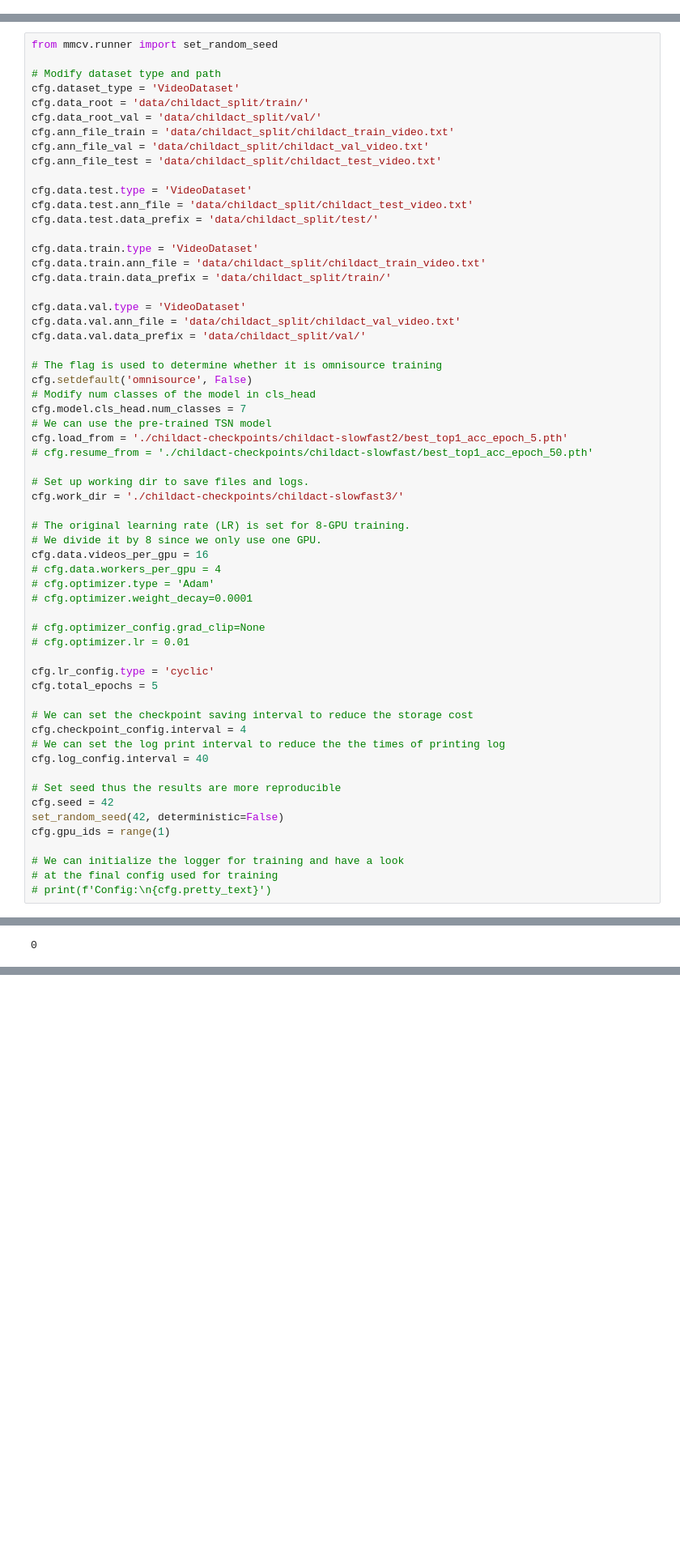
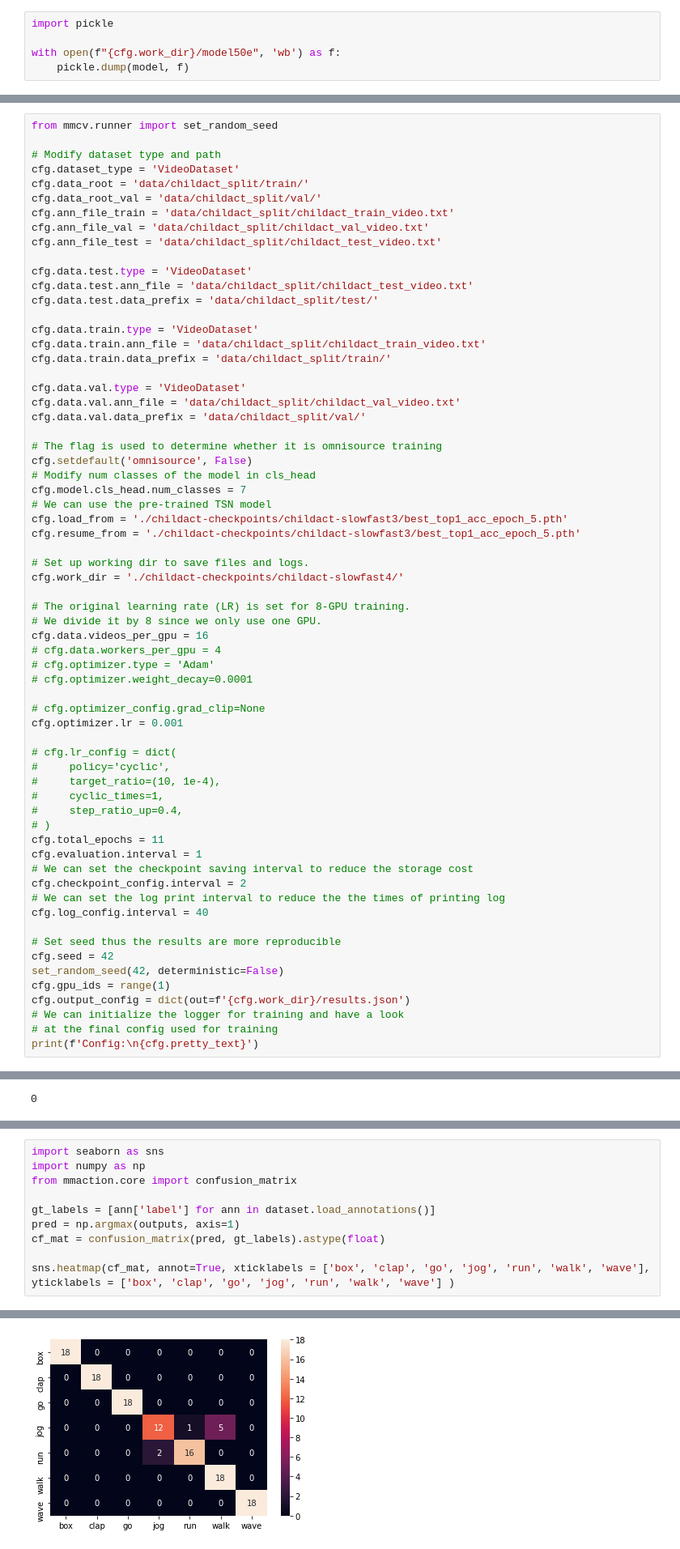
Before and after one commit to androbaza/CV-child-action-recognition, a Jupyter notebook: my-mmaction.ipynb, the cells around one changed output, grey strips where cells are left out. Shown: that part at 81% size. Drawn from its saved outputs; the diff is of its cells as text; blank space fills up the shorter version.

```diff
--- a/my-mmaction.ipynb
+++ b/my-mmaction.ipynb
@@ -255,3 +255,8 @@ mean_acc        0.8413
+# %%
+import pickle
+
+with open(f"{cfg.work_dir}/model50e", 'wb') as f:
+    pickle.dump(model, f)
 # %% [markdown]
 ## Test the trained recognizer
 
@@ -338,11 +361,11 @@ cfg.setdefault('omnisource', False)
 # Modify num classes of the model in cls_head
 cfg.model.cls_head.num_classes = 7
 # We can use the pre-trained TSN model
-cfg.load_from = './childact-checkpoints/childact-slowfast2/best_top1_acc_epoch_5.pth'
-# cfg.resume_from = './childact-checkpoints/childact-slowfast/best_top1_acc_epoch_50.pth'
+cfg.load_from = './childact-checkpoints/childact-slowfast3/best_top1_acc_epoch_5.pth'
+cfg.resume_from = './childact-checkpoints/childact-slowfast3/best_top1_acc_epoch_5.pth'
 
 # Set up working dir to save files and logs.
-cfg.work_dir = './childact-checkpoints/childact-slowfast3/'
+cfg.work_dir = './childact-checkpoints/childact-slowfast4/'
 
 # The original learning rate (LR) is set for 8-GPU training.
 # We divide it by 8 since we only use one GPU.
@@ -352,13 +375,18 @@ cfg.data.videos_per_gpu = 16
 # cfg.optimizer.weight_decay=0.0001
 
 # cfg.optimizer_config.grad_clip=None
-# cfg.optimizer.lr = 0.01
+cfg.optimizer.lr = 0.001
 
-cfg.lr_config.type = 'cyclic'
-cfg.total_epochs = 5
-
+# cfg.lr_config = dict(
+#     policy='cyclic',
+#     target_ratio=(10, 1e-4),
+#     cyclic_times=1,
+#     step_ratio_up=0.4,
+# )
+cfg.total_epochs = 11
+cfg.evaluation.interval = 1
 # We can set the checkpoint saving interval to reduce the storage cost
-cfg.checkpoint_config.interval = 4
+cfg.checkpoint_config.interval = 2
 # We can set the log print interval to reduce the the times of printing log
 cfg.log_config.interval = 40
 
@@ -366,7 +394,7 @@ cfg.log_config.interval = 40
 cfg.seed = 42
 set_random_seed(42, deterministic=False)
 cfg.gpu_ids = range(1)
-
+cfg.output_config = dict(out=f'{cfg.work_dir}/results.json')
 # We can initialize the logger for training and have a look
 # at the final config used for training
-# print(f'Config:\n{cfg.pretty_text}')
+print(f'Config:\n{cfg.pretty_text}')
@@ -481,0 +576,11 @@ mean_class_accuracy: 0.9127
+# %%
+import seaborn as sns
+import numpy as np
+from mmaction.core import confusion_matrix
+
+gt_labels = [ann['label'] for ann in dataset.load_annotations()]
+pred = np.argmax(outputs, axis=1)
+cf_mat = confusion_matrix(pred, gt_labels).astype(float)
+
+sns.heatmap(cf_mat, annot=True, xticklabels = ['box', 'clap', 'go', 'jog', 'run', 'walk', 'wave'], yticklabels = ['box', 'clap', 'go', 'jog', 'run', 'walk', 'wave'] )
+# %% [output]
@@ -482,3 +588,4 @@ mean_class_accuracy: 0.9127
+[figure, added]
 # %% [markdown]
 # R(2+1)D 59.52%
 # %%
```
Also changed, not shown: parts of 18 cells of this notebook.
